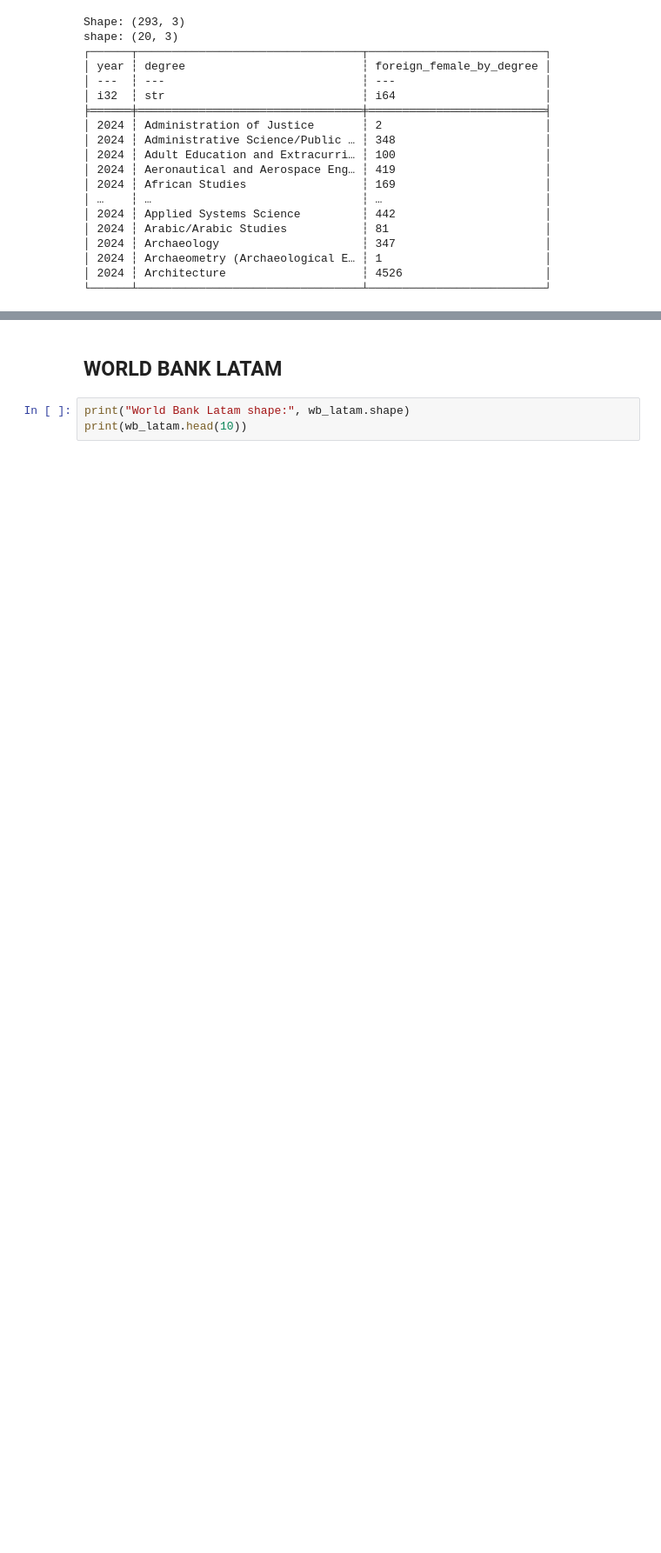
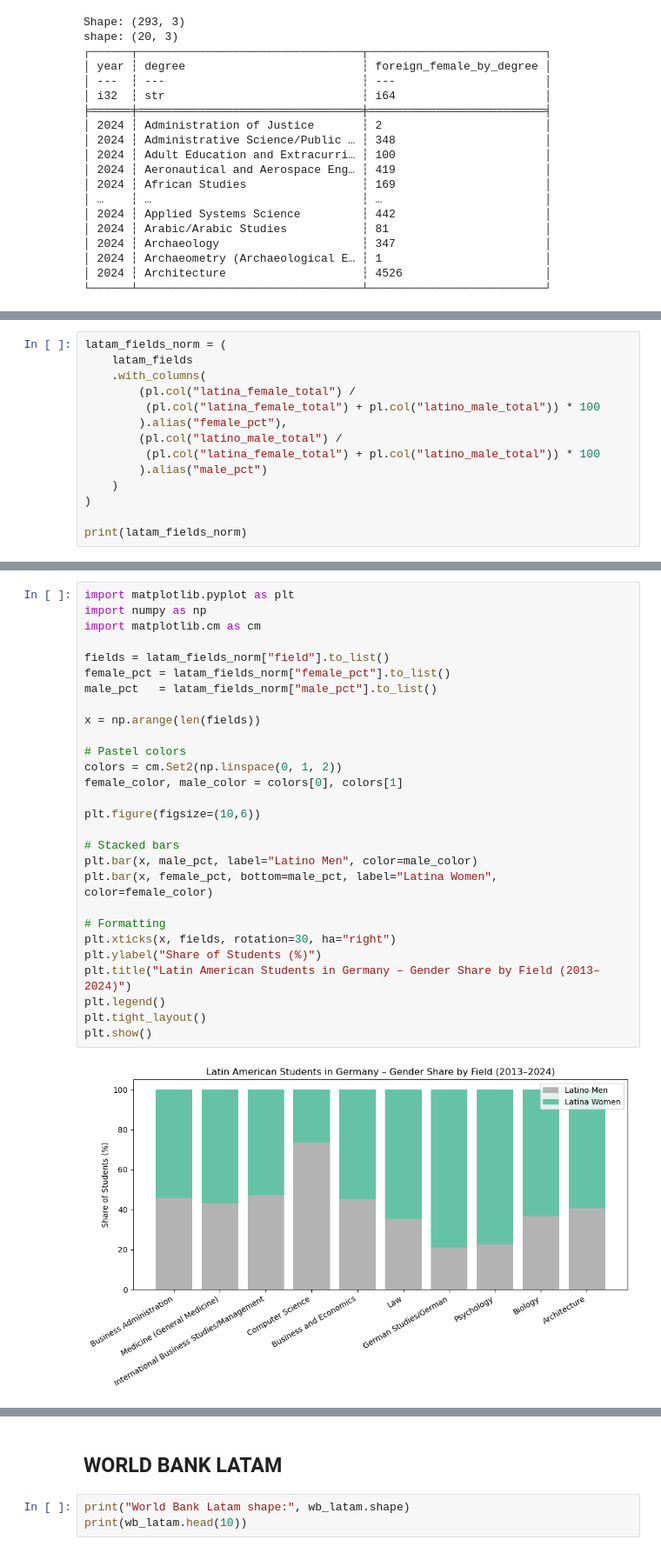
Before and after one commit to jhenifherAlmeida/Final_project, a Jupyter notebook: merged_files.ipynb, the cells around one changed output, grey strips where cells are left out. Shown at 87% size. Drawn from its saved outputs; the diff is of its cells as text; blank space fills up the shorter version.

```diff
--- a/merged_files.ipynb
+++ b/merged_files.ipynb
@@ -357,0 +514,14 @@ shape: (20, 3)
+# %%
+latam_fields_norm = (
+    latam_fields
+    .with_columns(
+        (pl.col("latina_female_total") /
+         (pl.col("latina_female_total") + pl.col("latino_male_total")) * 100
+        ).alias("female_pct"),
+        (pl.col("latino_male_total") /
+         (pl.col("latina_female_total") + pl.col("latino_male_total")) * 100
+        ).alias("male_pct")
+    )
+)
+
+print(latam_fields_norm)
@@ -357,0 +547,30 @@ shape: (20, 3)
+# %%
+import matplotlib.pyplot as plt
+import numpy as np
+import matplotlib.cm as cm
+
+fields = latam_fields_norm["field"].to_list()
+female_pct = latam_fields_norm["female_pct"].to_list()
+male_pct   = latam_fields_norm["male_pct"].to_list()
+
+x = np.arange(len(fields))
+
+# Pastel colors
+colors = cm.Set2(np.linspace(0, 1, 2))
+female_color, male_color = colors[0], colors[1]
+
+plt.figure(figsize=(10,6))
+
+# Stacked bars
+plt.bar(x, male_pct, label="Latino Men", color=male_color)
+plt.bar(x, female_pct, bottom=male_pct, label="Latina Women", color=female_color)
+
+# Formatting
+plt.xticks(x, fields, rotation=30, ha="right")
+plt.ylabel("Share of Students (%)")
+plt.title("Latin American Students in Germany – Gender Share by Field (2013–2024)")
+plt.legend()
+plt.tight_layout()
+plt.show()
+# %% [output]
+[figure, added]
```
Also changed, not shown: parts of 76 cells of this notebook.
